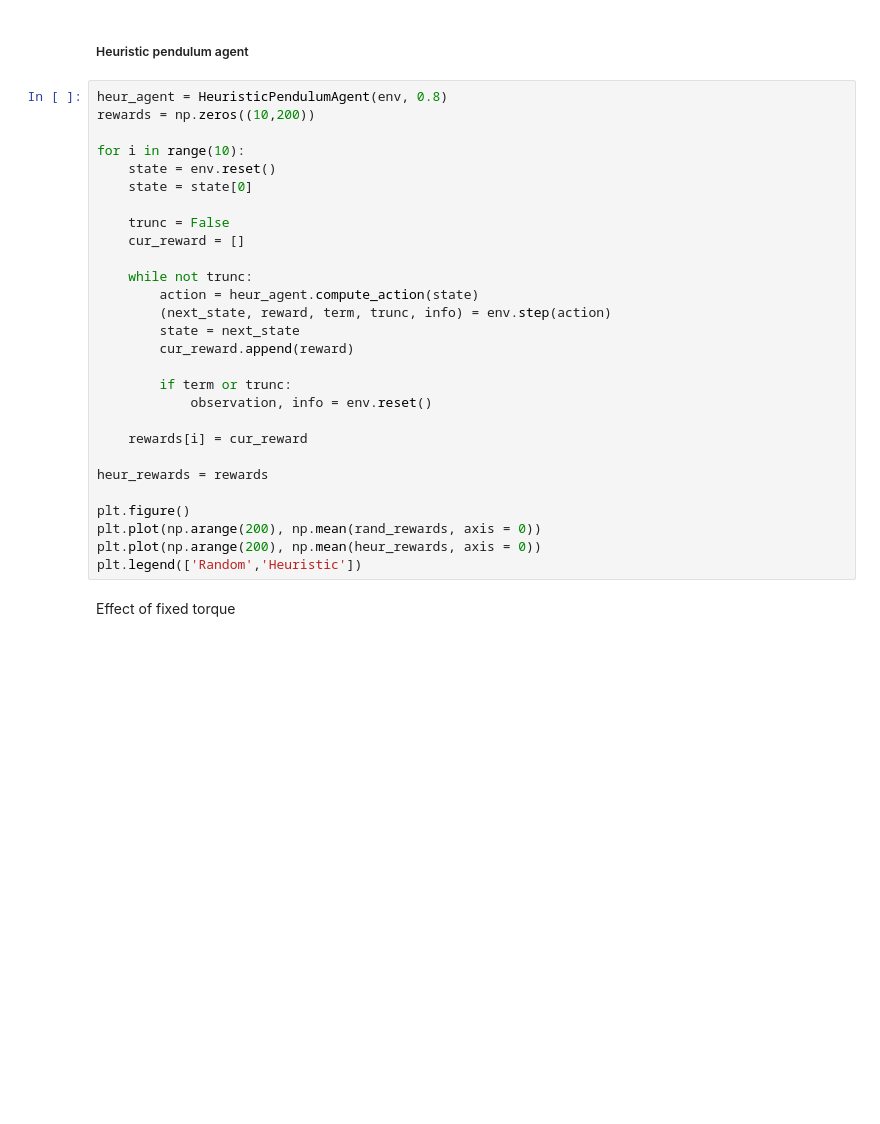
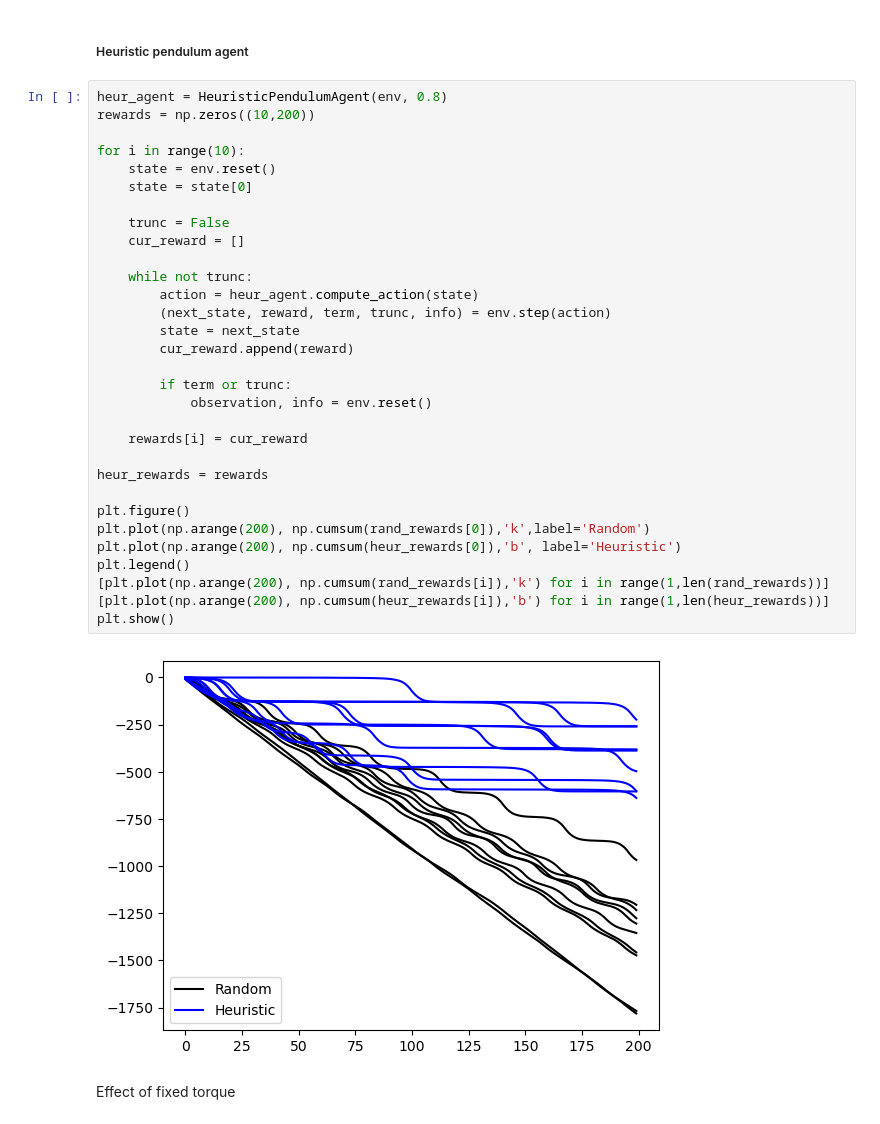
Before and after one commit to francpp/Deep_Deterministic_Policy_Gradient, a Jupyter notebook: DDPG.ipynb, the cells around one changed output. Drawn from its saved outputs; the diff is of its cells as text; blank space fills up the shorter version.

Commit message:
Plots

```diff
--- a/DDPG.ipynb
+++ b/DDPG.ipynb
@@ -61,31 +65,36 @@ rand_rewards = rewards
 # %%
 heur_agent = HeuristicPendulumAgent(env, 0.8)
 rewards = np.zeros((10,200))
 
 for i in range(10):
     state = env.reset()
     state = state[0]
 
     trunc = False
     cur_reward = []
 
     while not trunc:
         action = heur_agent.compute_action(state)
         (next_state, reward, term, trunc, info) = env.step(action)
         state = next_state
         cur_reward.append(reward)
 
         if term or trunc:
             observation, info = env.reset()
 
     rewards[i] = cur_reward
 
 heur_rewards = rewards
 
 plt.figure()
-plt.plot(np.arange(200), np.mean(rand_rewards, axis = 0))
-plt.plot(np.arange(200), np.mean(heur_rewards, axis = 0))
-plt.legend(['Random','Heuristic'])
+plt.plot(np.arange(200), np.cumsum(rand_rewards[0]),'k',label='Random')
+plt.plot(np.arange(200), np.cumsum(heur_rewards[0]),'b', label='Heuristic')
+plt.legend()
+[plt.plot(np.arange(200), np.cumsum(rand_rewards[i]),'k') for i in range(1,len(rand_rewards))]
+[plt.plot(np.arange(200), np.cumsum(heur_rewards[i]),'b') for i in range(1,len(heur_rewards))]
+plt.show()
+# %% [output]
+[figure, added]
 # %% [markdown]
 Effect of fixed torque
 # %%
```
Also changed, not shown: parts of 14 cells of this notebook, 12 other files.
